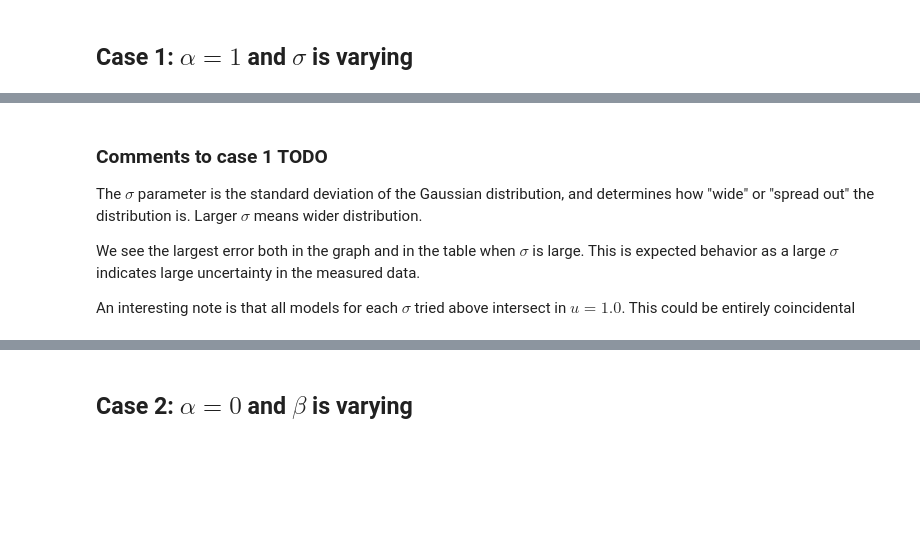
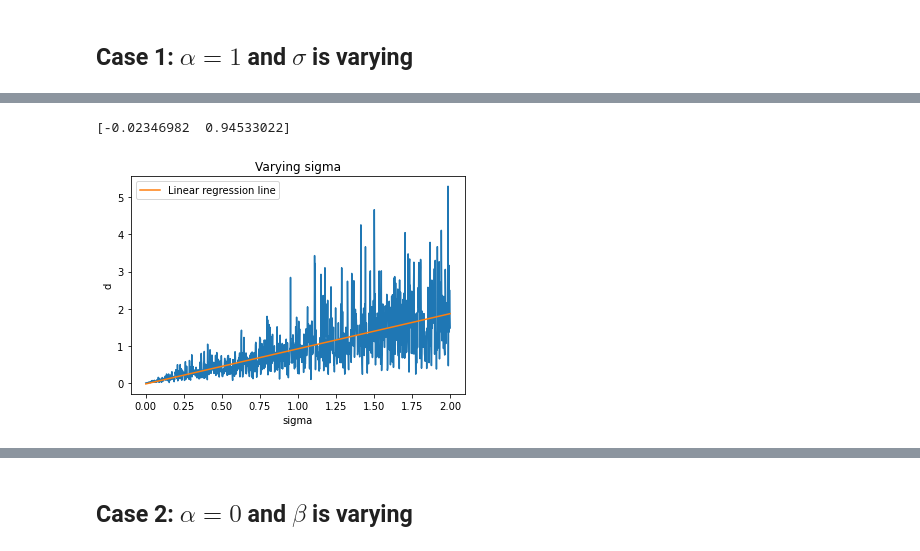
Before and after one commit to eirikff/TTK4260-Multivariat-datamodellering, a Jupyter notebook: 1-assignment/assignment1.ipynb, the cells around one changed output, grey strips where cells are left out. Cells and saved outputs as stored; diff of their text form; code cells hidden in the pictures; blank space fills up the shorter version.

```diff
--- a/1-assignment/assignment1.ipynb
+++ b/1-assignment/assignment1.ipynb
@@ -208,11 +193,11 @@ alpha = 1
 
 # Add noise to the generated data points - thus simulating measurement
 ls_data = []
-for std in [0.2, 0.5, 1, 2, 5]:
-    np.random.seed(0)
-    noise = generate_noise(N, magnitude, alpha, GaussParams(0, std), None)
+sigma_max = 2
+for sigma in np.linspace(0, sigma_max, 1000):
+    noise = generate_noise(N, magnitude, alpha, GaussParams(0, sigma), None, seed=None)
     y = y_true + noise
 
     ls_params = least_square(u, y, n_params)
     rmse, d = ls_statistics(u, y, true_params, ls_params)
-    ls_data.append((std, ls_params, y, d))
+    ls_data.append((sigma, ls_params, y, d))
@@ -258,8 +204,22 @@ Euclidean distance d for different sigma:
-# %% [markdown]
-### Comments to case 1 TODO
-
-The $\sigma$ parameter is the standard deviation of the Gaussian distribution, and determines how "wide" or "spread out" the distribution is. Larger $\sigma$ means wider distribution.
-
-We see the largest error both in the graph and in the table when $\sigma$ is large. This is expected behavior as a large $\sigma$ indicates large uncertainty in the measured data.
-
-An interesting note is that all models for each $\sigma$ tried above intersect in $u = 1.0$. This could be entirely coincidental
+# %%
+# Plot
+sigmas, ds = [], []
+for sigma, _, _, d in ls_data:
+    sigmas.append(sigma)
+    ds.append(d)
+
+sigmas = np.array(sigmas)
+lin_reg_line = least_square(sigmas, np.array(ds), 2)
+print(lin_reg_line)
+
+plt.figure()
+plt.plot(sigmas, ds)
+plt.plot(sigmas, arbitrary_poly(lin_reg_line)(sigmas), label="Linear regression line")
+plt.xlabel("sigma")
+plt.ylabel("d")
+plt.title("Varying sigma")
+plt.legend()
+plt.show()
+# %% [output]
+[-0.02346982  0.94533022]
+[figure, added]
```
Also changed, not shown: parts of 19 cells of this notebook, 1 other file.
